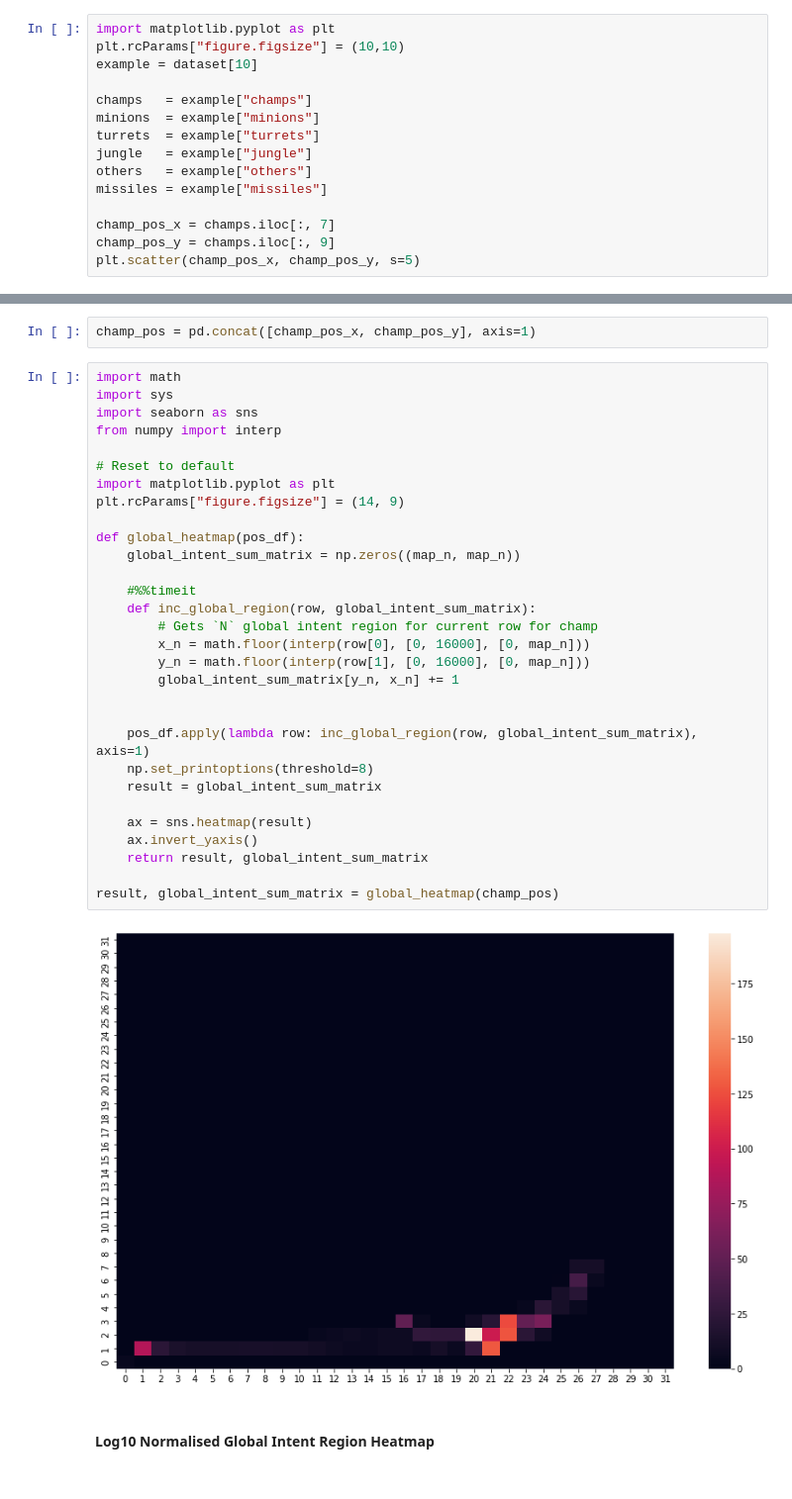
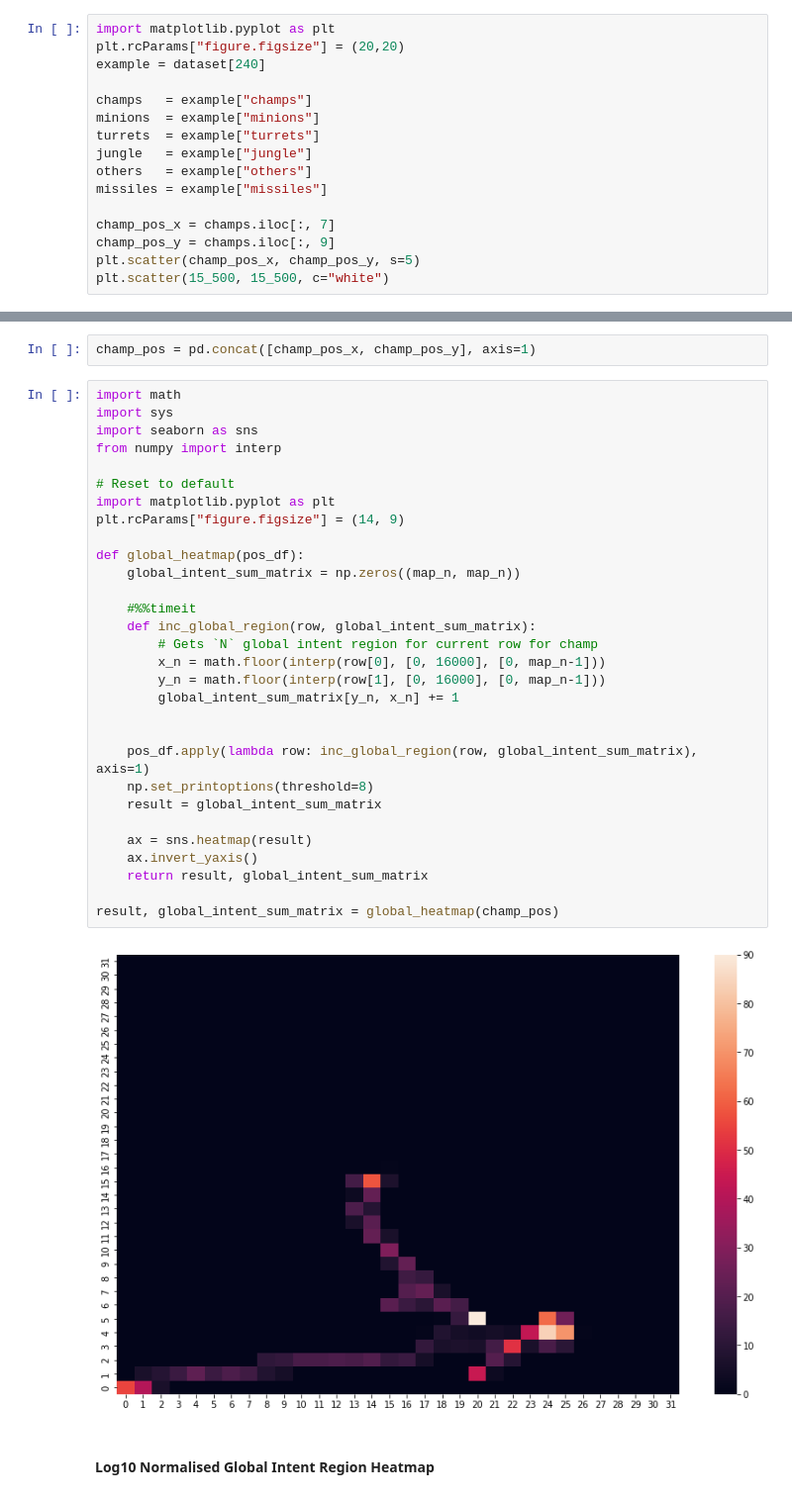
Before and after one commit to MiscellaneousStuff/tlol-ml, a Jupyter notebook: main.ipynb, the cells around one changed output, grey strips where cells are left out. Shown at 99% size. Drawn from its saved outputs; the diff is of its cells as text.

```diff
--- a/main.ipynb
+++ b/main.ipynb
@@ -9,8 +9,8 @@ dataset = TLoLReplayDataset("./full_db")
 ## Plot Jinx Position
 # %%
 import matplotlib.pyplot as plt
-plt.rcParams["figure.figsize"] = (10,10)
-example = dataset[10]
+plt.rcParams["figure.figsize"] = (20,20)
+example = dataset[240]
 
 champs   = example["champs"]
 minions  = example["minions"]
@@ -22,5 +22,6 @@ missiles = example["missiles"]
 champ_pos_x = champs.iloc[:, 7]
 champ_pos_y = champs.iloc[:, 9]
 plt.scatter(champ_pos_x, champ_pos_y, s=5)
+plt.scatter(15_500, 15_500, c="white")
 # %% [output]
 <matplotlib.collections.PathCollection at 0x...>
@@ -65,35 +66,35 @@ champ_pos = pd.concat([champ_pos_x, champ_pos_y], axis=1)
 # %%
 import math
 import sys
 import seaborn as sns
 from numpy import interp
 
 # Reset to default
 import matplotlib.pyplot as plt
 plt.rcParams["figure.figsize"] = (14, 9)
 
 def global_heatmap(pos_df):
     global_intent_sum_matrix = np.zeros((map_n, map_n))
 
     #%%timeit
     def inc_global_region(row, global_intent_sum_matrix):
         # Gets `N` global intent region for current row for champ
-        x_n = math.floor(interp(row[0], [0, 16000], [0, map_n]))
-        y_n = math.floor(interp(row[1], [0, 16000], [0, map_n]))
+        x_n = math.floor(interp(row[0], [0, 16000], [0, map_n-1]))
+        y_n = math.floor(interp(row[1], [0, 16000], [0, map_n-1]))
         global_intent_sum_matrix[y_n, x_n] += 1
 
 
     pos_df.apply(lambda row: inc_global_region(row, global_intent_sum_matrix), axis=1)
     np.set_printoptions(threshold=8)
     result = global_intent_sum_matrix
 
     ax = sns.heatmap(result)
     ax.invert_yaxis()
     return result, global_intent_sum_matrix
 
 result, global_intent_sum_matrix = global_heatmap(champ_pos)
 # %% [output]
-[figure, old version]
+[figure, new version]
 # %% [markdown]
 #### Log10 Normalised Global Intent Region Heatmap
 # %%
```
Also changed, not shown: parts of 16 cells of this notebook.
